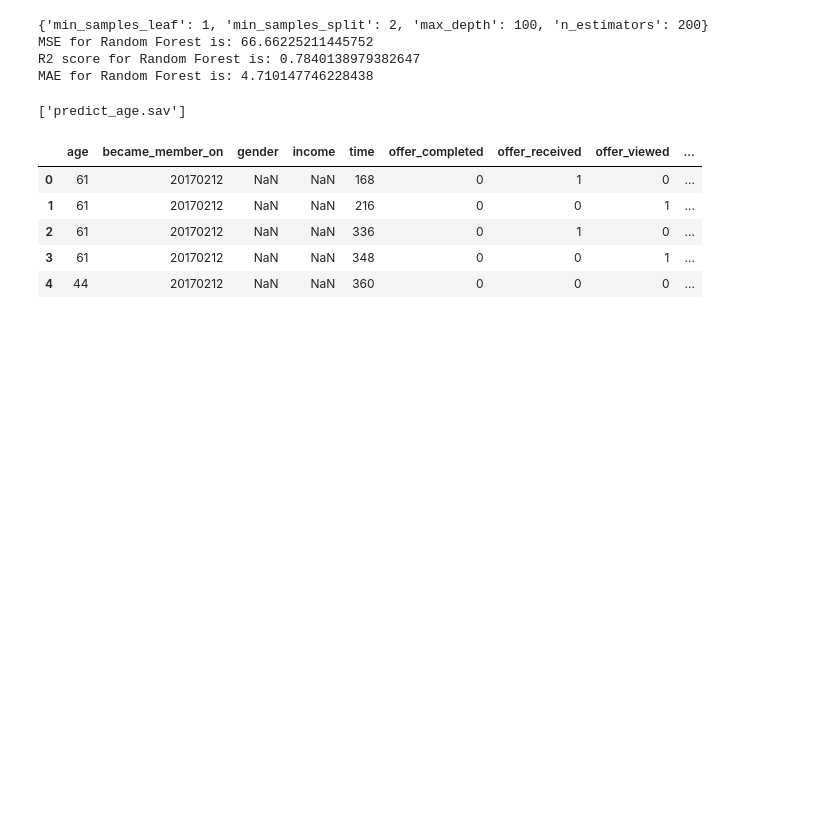
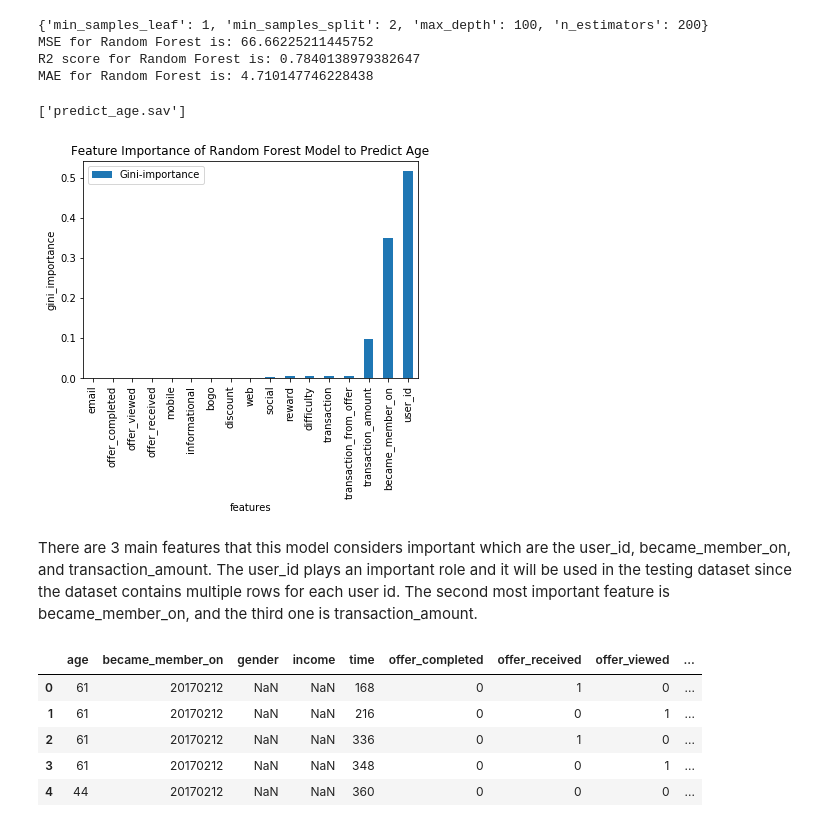
Before and after one commit to nugroho1234/starbucks-project, a Jupyter notebook: Starbucks_Capstone_notebook.ipynb, the cells around one changed output. Cells and saved outputs as stored; diff of their text form; code cells hidden in the pictures; blank space fills up the shorter version.

Commit message:
Adding explanation on evaluation metrics and adding initial data description

```diff
--- a/Starbucks_Capstone_notebook.ipynb
+++ b/Starbucks_Capstone_notebook.ipynb
@@ -750,6 +809,21 @@ joblib.dump(rf_age, 'predict_age.sav')
 # %%
 #loading model
 rf_age = joblib.load('predict_age.sav')
+# %%
+feats = {} # a dict to hold feature_name: feature_importance
+for feature, importance in zip(X.columns, rf_age.feature_importances_):
+    feats[feature] = importance #add the name/value pair
+
+importances = pd.DataFrame.from_dict(feats, orient='index').rename(columns={0: 'Gini-importance'})
+importances.sort_values(by='Gini-importance').plot(kind='bar', rot=90)
+plt.title('Feature Importance of Random Forest Model to Predict Age')
+plt.xlabel('features')
+plt.ylabel('gini_importance')
+plt.show();
+# %% [output]
+[figure, added]
+# %% [markdown]
+There are 3 main features that this model considers important which are the user_id, became_member_on, and transaction_amount. The user_id plays an important role and it will be used in the testing dataset since the dataset contains multiple rows for each user id. The second most important feature is became_member_on, and the third one is transaction_amount.
 # %%
 #predict df_ml_test
 X = df_ml_test.drop(['gender', 'income', 'time', 'offer_type', 'offer_id','transaction_offer_viewed', 'age', 'reward_achieved'], axis = 1).copy()
```
Also changed, not shown: parts of 31 cells of this notebook, 1 other file.
